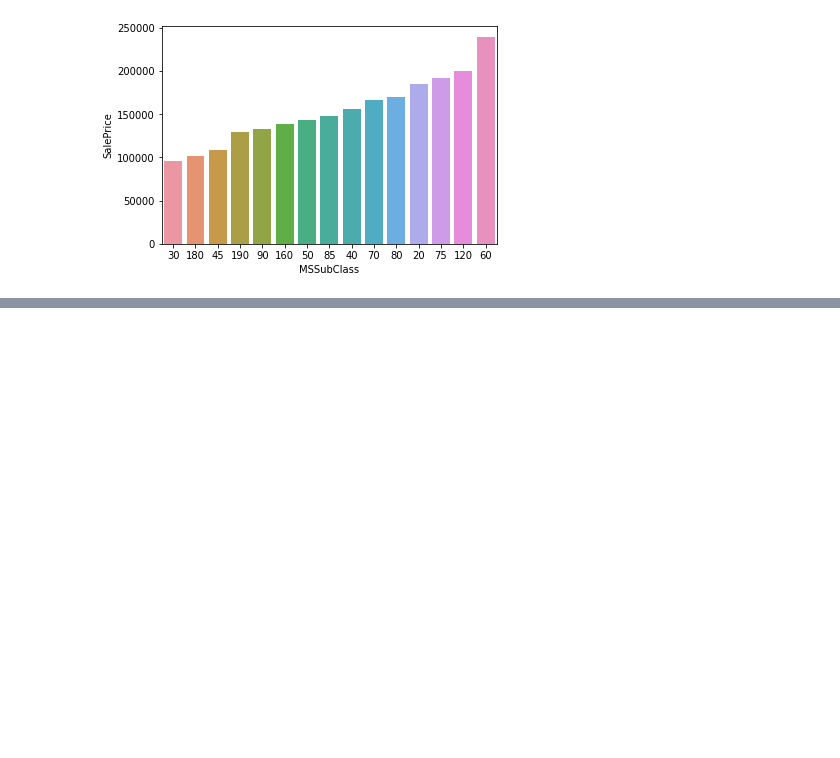
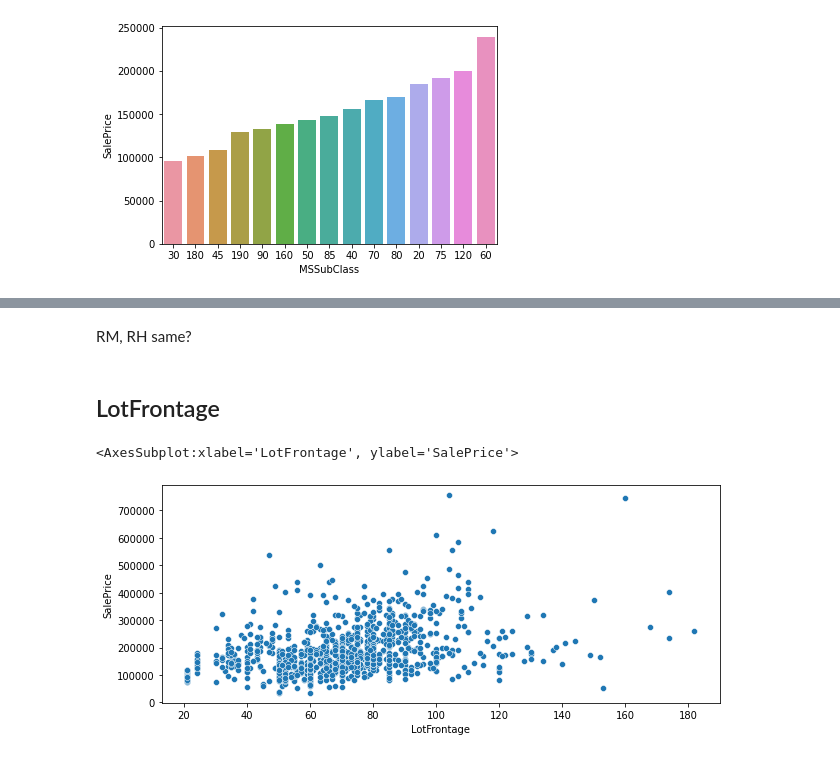
Before and after one commit to hoangquy18/Machine-Learning, a Jupyter notebook: Machine Learning/House/house.ipynb, the cells around one changed output, grey strips where cells are left out. Cells and saved outputs as stored; diff of their text form; code cells hidden in the pictures; blank space fills up the shorter version.

```diff
--- a/Machine Learning/House/house.ipynb
+++ b/Machine Learning/House/house.ipynb
@@ -114,0 +116,10 @@ high: newer & 1946?
+# %% [markdown]
+RM, RH same?
+# %% [markdown]
+## LotFrontage
+# %%
+plt.figure(figsize = (10,4))
+sns.scatterplot(data = train_data,x = 'LotFrontage',y= 'SalePrice')
+# %% [output]
+<AxesSubplot:xlabel='LotFrontage', ylabel='SalePrice'>
+[figure, added]
```
Also changed, not shown: parts of 23 cells of this notebook.
